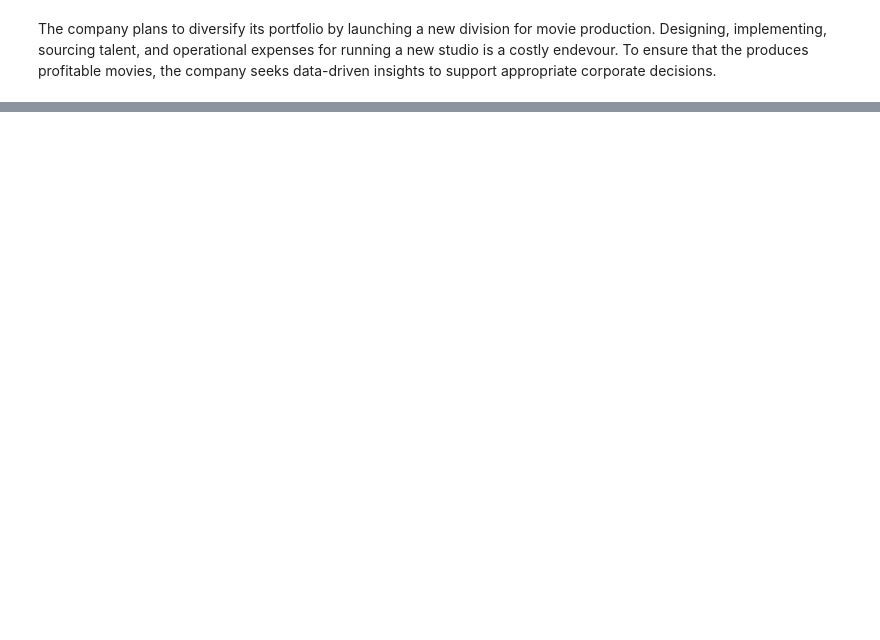
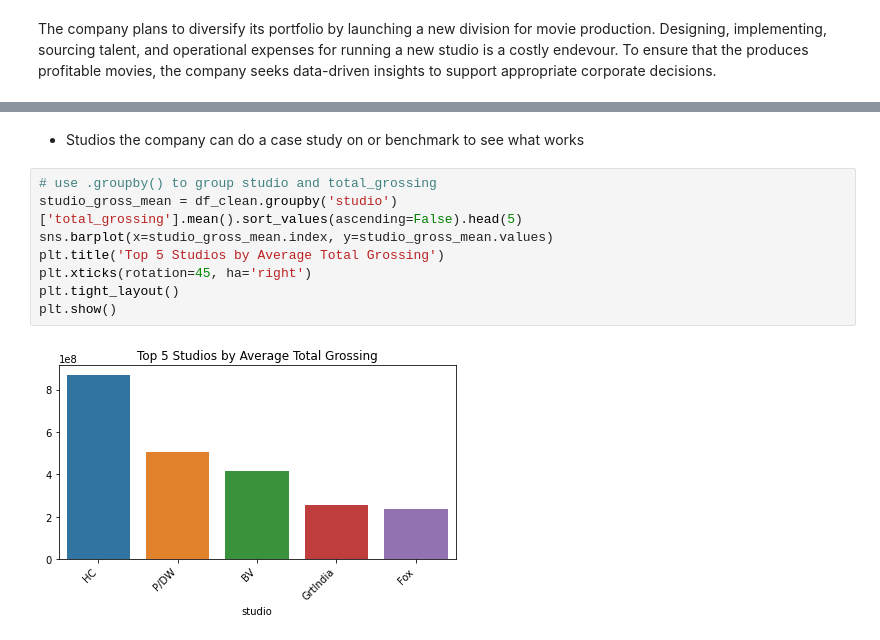
Before and after one commit to mwakad/box-office-movie-insights, a Jupyter notebook: notebooks/daniel.ipynb, the cells around one changed output, grey strips where cells are left out. Saved outputs shown, nothing was run; the diff lists cells and outputs as text; blank space fills up the shorter version.

```diff
--- a/notebooks/daniel.ipynb
+++ b/notebooks/daniel.ipynb
@@ -365,0 +508,12 @@ memory usage: 85.4+ KB
+# %% [markdown]
+* Studios the company can do a case study on or benchmark to see what works
+# %%
+# use .groupby() to group studio and total_grossing
+studio_gross_mean = df_clean.groupby('studio')['total_grossing'].mean().sort_values(ascending=False).head(5)
+sns.barplot(x=studio_gross_mean.index, y=studio_gross_mean.values)
+plt.title('Top 5 Studios by Average Total Grossing')
+plt.xticks(rotation=45, ha='right')
+plt.tight_layout()
+plt.show()
+# %% [output]
+[figure, added]
```
Also changed, not shown: parts of 95 cells of this notebook.
